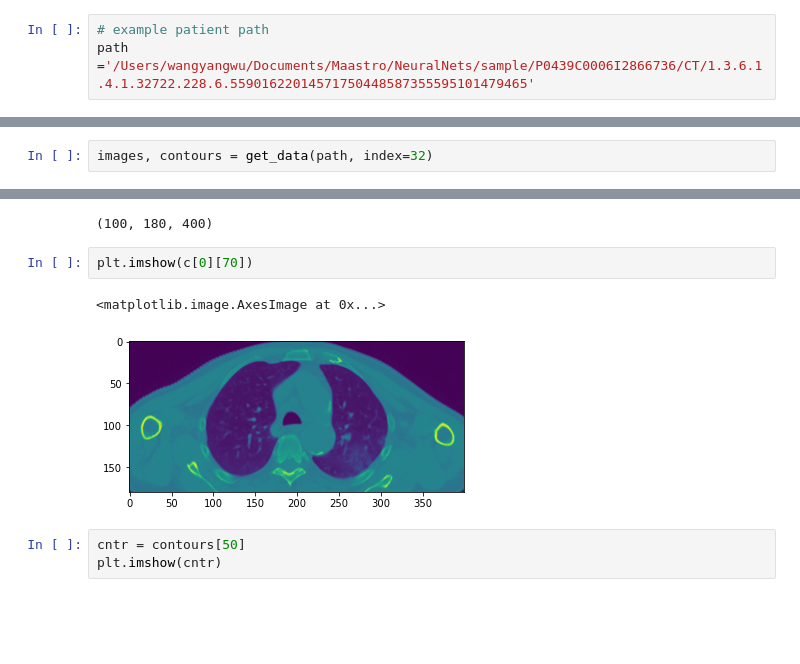
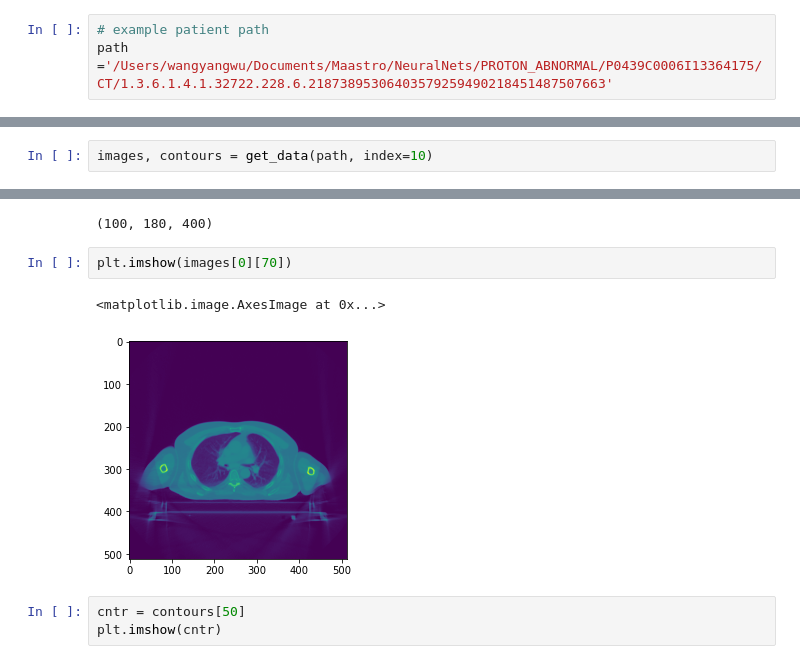
Before and after one commit to markymarkwu/Maastro, a Jupyter notebook: NeuralNets/BasicUNet/dicom_contour.ipynb, the cells around one changed output, grey strips where cells are left out. Drawn from its saved outputs; the diff is of its cells as text; blank space fills up the shorter version.

```diff
--- a/NeuralNets/BasicUNet/dicom_contour.ipynb
+++ b/NeuralNets/BasicUNet/dicom_contour.ipynb
@@ -6,7 +6,7 @@ import torchio as tio
 import torch
 # %%
 # example patient path
-path ='/Users/wangyangwu/Documents/Maastro/NeuralNets/sample/P0439C0006I2866736/CT/1.3.6.1.4.1.32722.228.6.55901622014571750448587355595101479465'
+path ='/Users/wangyangwu/Documents/Maastro/NeuralNets/PROTON_ABNORMAL/P0439C0006I13364175/CT/1.3.6.1.4.1.32722.228.6.21873895306403579259490218451487507663'
 # %%
 # let's store our dicom file for the rest of the introduction
 contour_file = get_contour_file(path)
@@ -68,5 +70,5 @@ contour_dict = get_contour_dict(contour_file, path, 32)
 # %%
-images, contours = get_data(path, index=32)
+images, contours = get_data(path, index=10)
 # %%
 images = torch.Tensor(np.stack([images]).astype("float32"))
 # %%
@@ -89,10 +91,10 @@ c[0].shape
 # %% [output]
 (100, 180, 400)
 # %%
-plt.imshow(c[0][70])
+plt.imshow(images[0][70])
 # %% [output]
 <matplotlib.image.AxesImage at 0x...>
-[figure, old version]
+[figure, new version]
 # %%
 cntr = contours[50]
 plt.imshow(cntr)
```
Also changed, not shown: parts of 6 cells of this notebook, 57 other files.
